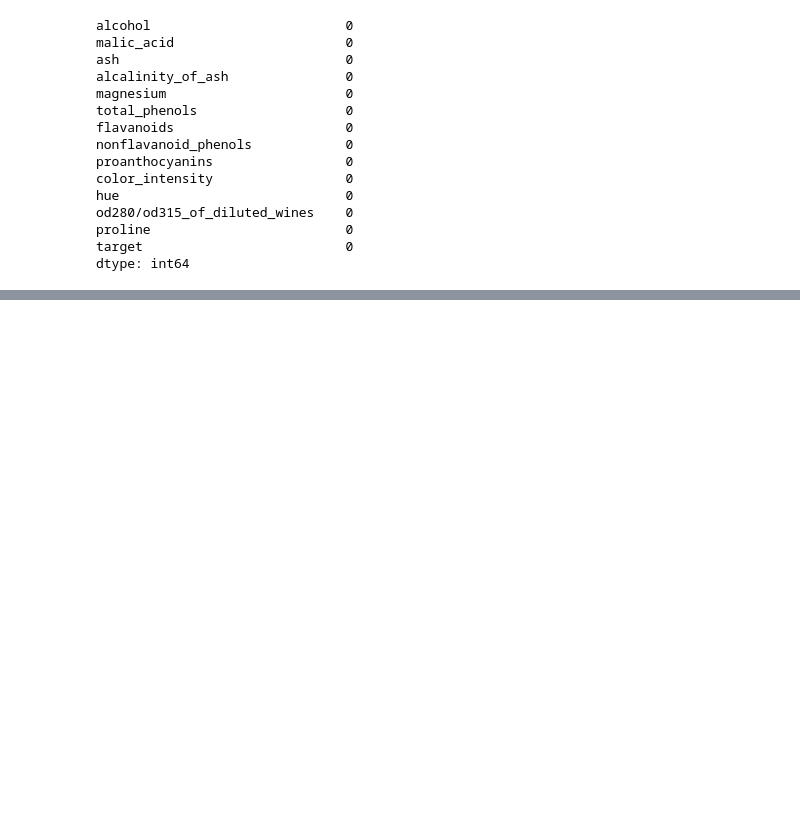
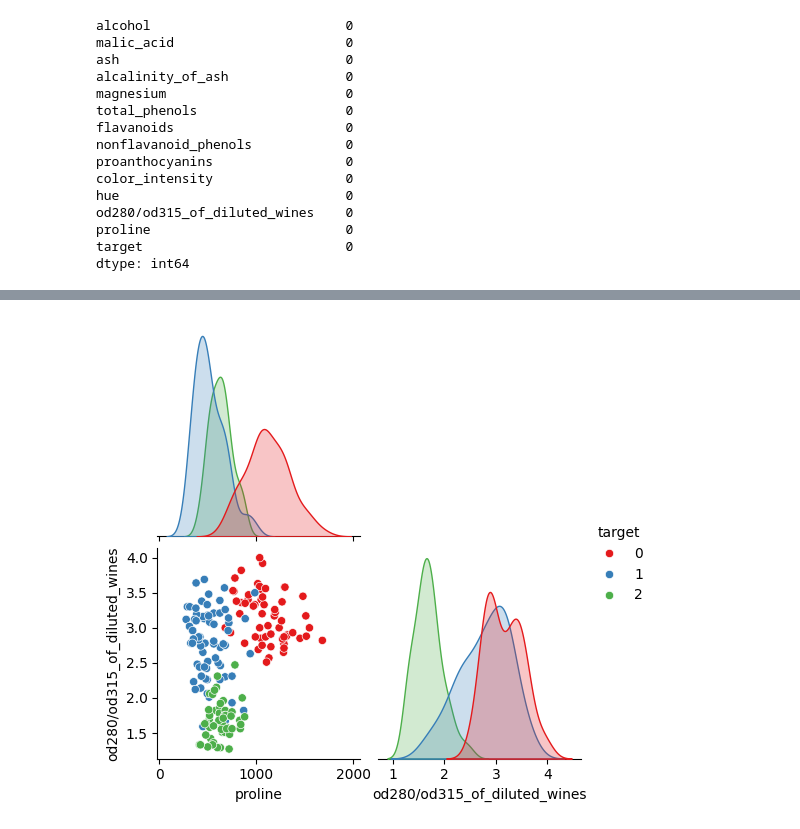
Before and after one commit to hedouke3000/ml, a Jupyter notebook: wine_KNN.ipynb, the cells around one changed output, grey strips where cells are left out. Saved outputs shown, nothing was run; the diff lists cells and outputs as text; code cells hidden in the pictures; blank space fills up the shorter version.

```diff
--- a/wine_KNN.ipynb
+++ b/wine_KNN.ipynb
@@ -107,0 +113,4 @@ array([<Axes: >, <Axes: >, <Axes: >, <Axes: >, <Axes: >, <Axes: >,
+# %%
+top_2_features = ['proline', 'od280/od315_of_diluted_wines']
+filtered_df = df[top_2_features + ['target']].copy()
+filtered_df.head()
@@ -107,0 +124,5 @@ array([<Axes: >, <Axes: >, <Axes: >, <Axes: >, <Axes: >, <Axes: >,
+# %%
+sns.pairplot(data=filtered_df, hue='target', corner=True, palette='Set1')
+plt.show()
+# %% [output]
+[figure, added]
```
Also changed, not shown: parts of 8 cells of this notebook.
